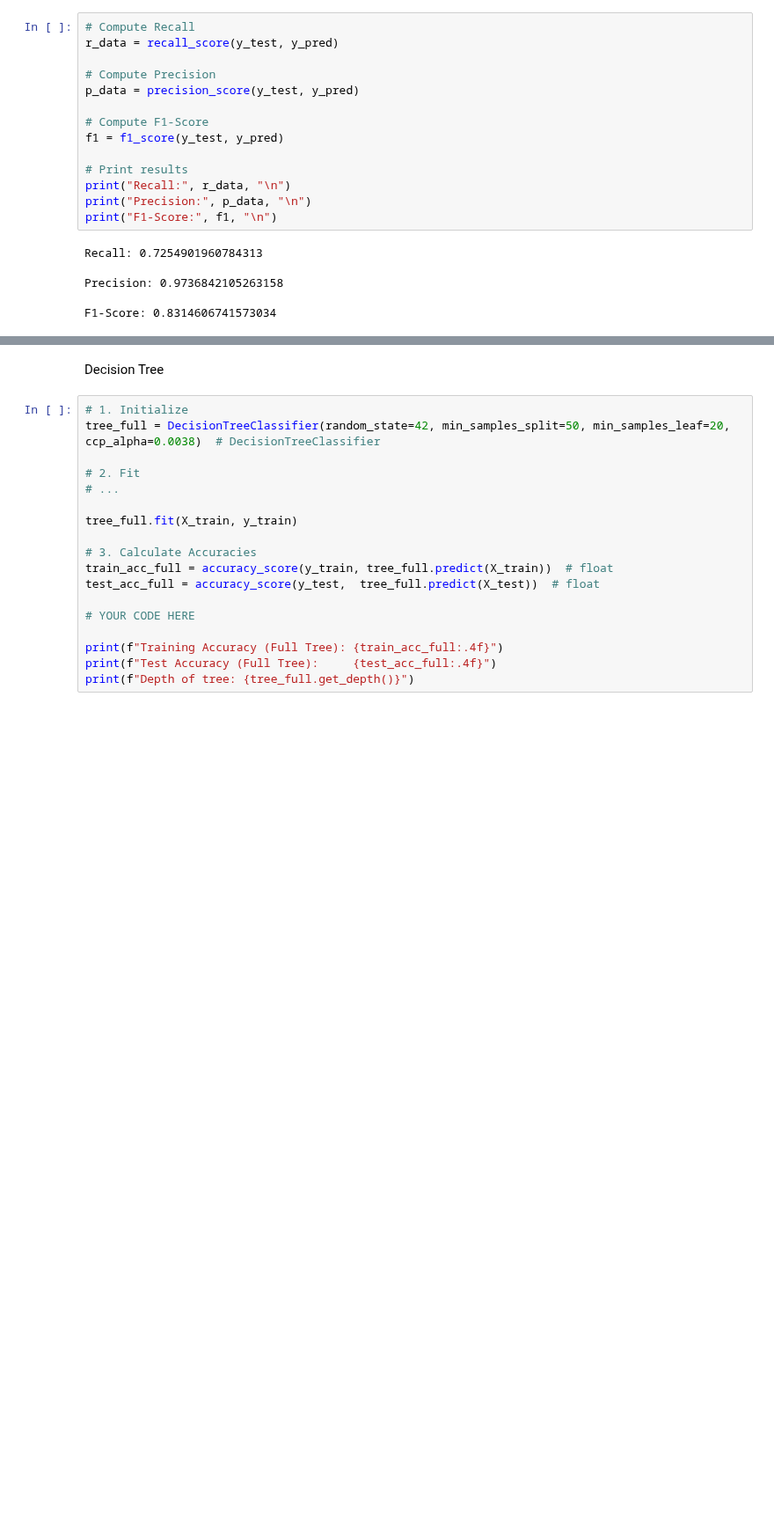
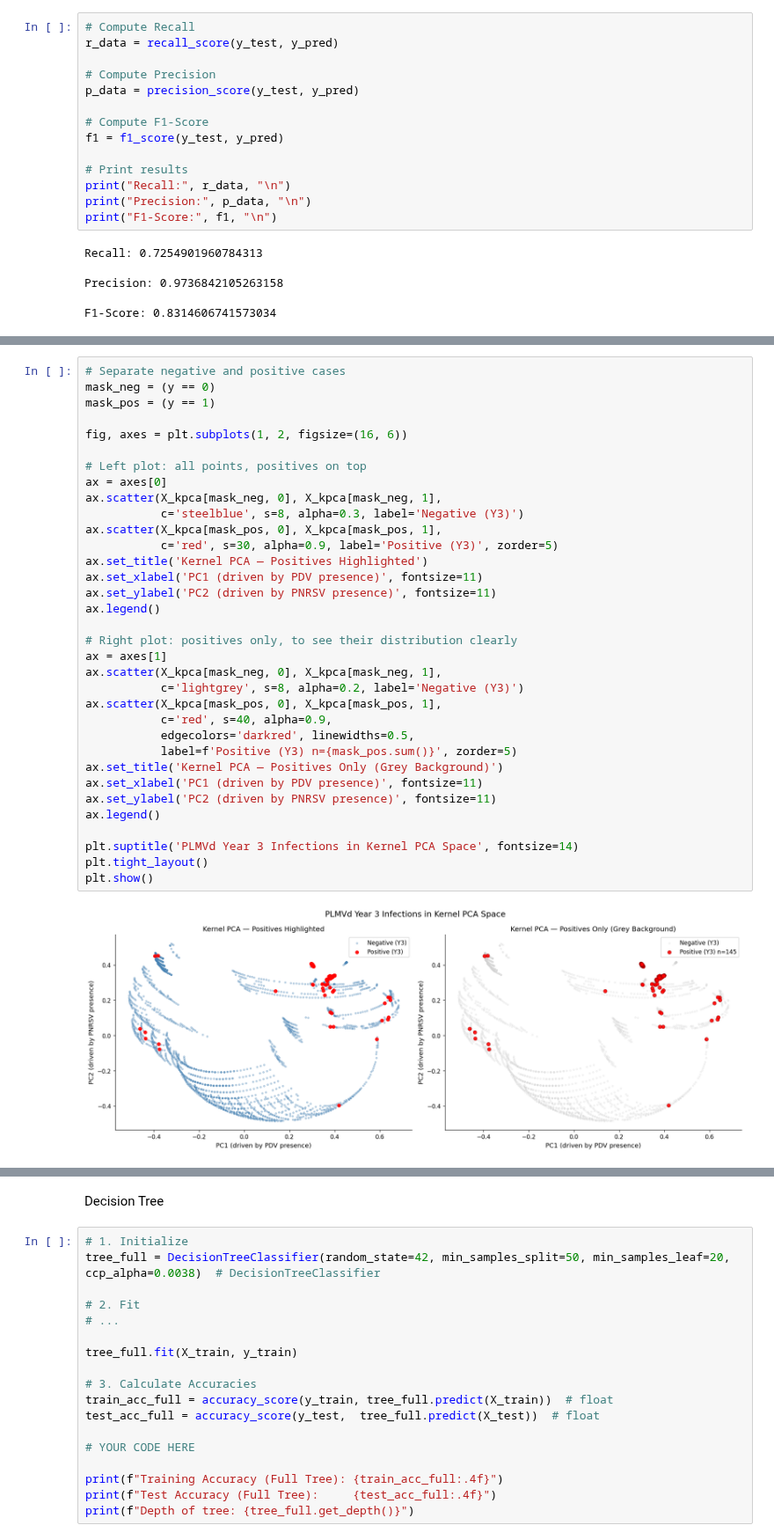
Before and after one commit to emmaabraham04/S26-CPSC4300-Final-Project, a Jupyter notebook: test.ipynb, the cells around one changed output, grey strips where cells are left out. Shown at 88% size. Cells and saved outputs as stored; diff of their text form; blank space fills up the shorter version.

```diff
--- a/test.ipynb
+++ b/test.ipynb
@@ -254,3 +303,39 @@ F1-Score: 0.8314606741573034
+# %%
+# Separate negative and positive cases
+mask_neg = (y == 0)
+mask_pos = (y == 1)
+
+fig, axes = plt.subplots(1, 2, figsize=(16, 6))
+
+# Left plot: all points, positives on top
+ax = axes[0]
+ax.scatter(X_kpca[mask_neg, 0], X_kpca[mask_neg, 1],
+           c='steelblue', s=8, alpha=0.3, label='Negative (Y3)')
+ax.scatter(X_kpca[mask_pos, 0], X_kpca[mask_pos, 1],
+           c='red', s=30, alpha=0.9, label='Positive (Y3)', zorder=5)
+ax.set_title('Kernel PCA — Positives Highlighted')
+ax.set_xlabel('PC1 (driven by PDV presence)', fontsize=11)
+ax.set_ylabel('PC2 (driven by PNRSV presence)', fontsize=11)
+ax.legend()
+
+# Right plot: positives only, to see their distribution clearly
+ax = axes[1]
+ax.scatter(X_kpca[mask_neg, 0], X_kpca[mask_neg, 1],
+           c='lightgrey', s=8, alpha=0.2, label='Negative (Y3)')
+ax.scatter(X_kpca[mask_pos, 0], X_kpca[mask_pos, 1],
+           c='red', s=40, alpha=0.9,
+           edgecolors='darkred', linewidths=0.5,
+           label=f'Positive (Y3) n={mask_pos.sum()}', zorder=5)
+ax.set_title('Kernel PCA — Positives Only (Grey Background)')
+ax.set_xlabel('PC1 (driven by PDV presence)', fontsize=11)
+ax.set_ylabel('PC2 (driven by PNRSV presence)', fontsize=11)
+ax.legend()
+
+plt.suptitle('PLMVd Year 3 Infections in Kernel PCA Space', fontsize=14)
+plt.tight_layout()
+plt.show()
+# %% [output]
+[figure, added]
 # %%
 model = TSNE(n_components=3, random_state=42)
 tsne_data = model.fit_transform(X)
```
Also changed, not shown: parts of 26 cells of this notebook, 1 other file.
